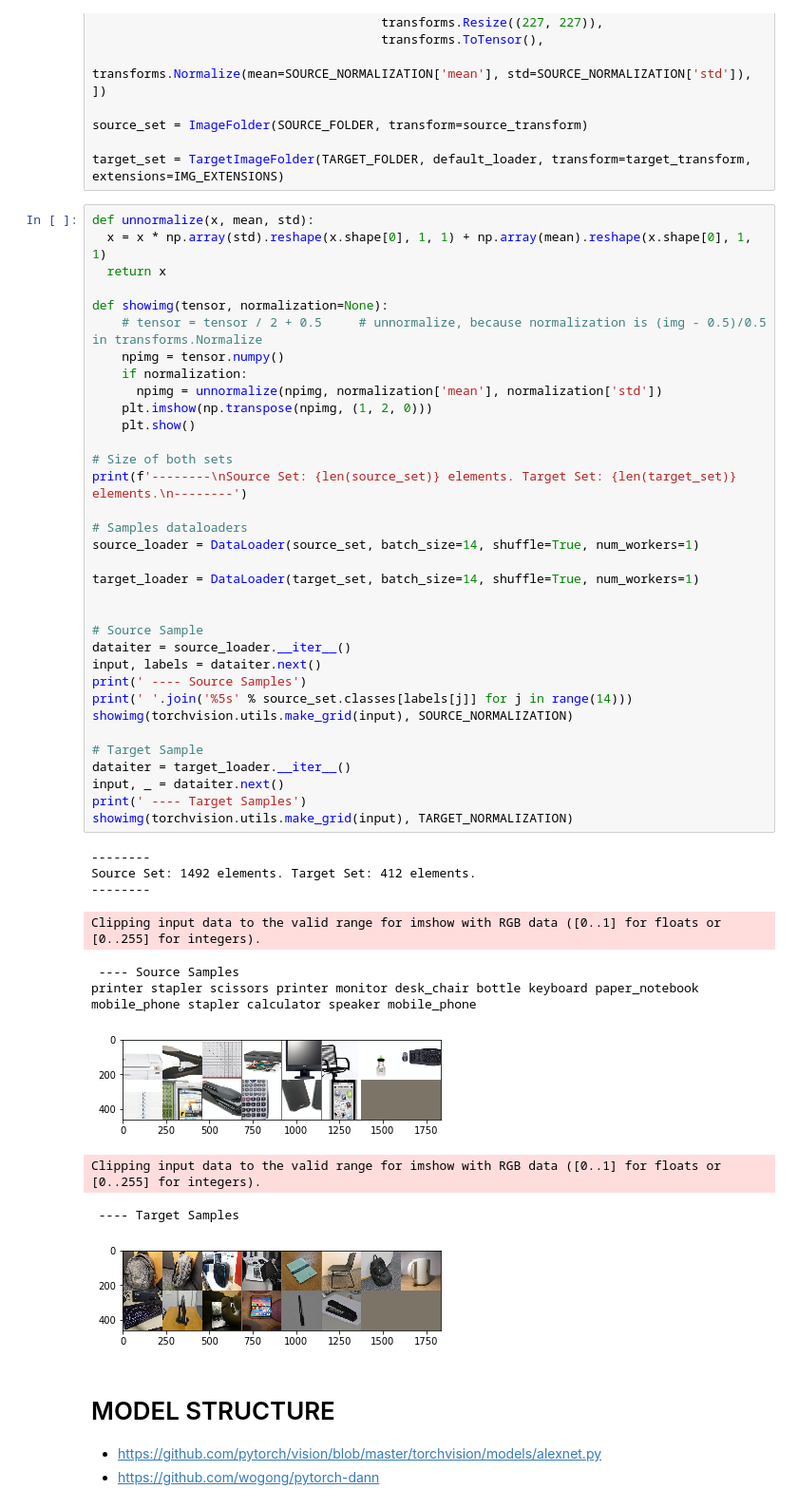
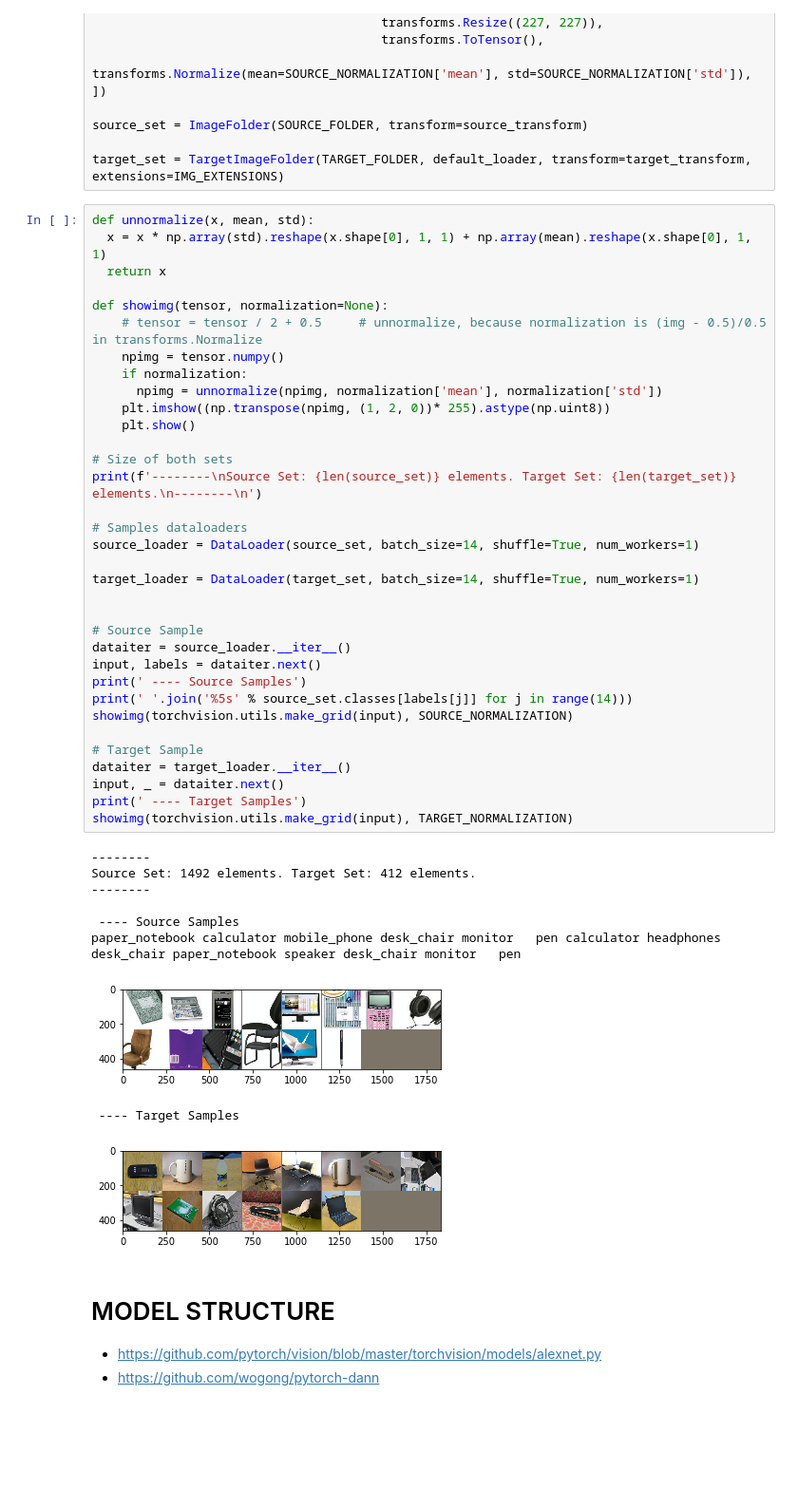
Before and after one commit to pierresegonne/ELEC5307_Project2, a Jupyter notebook: Task2.ipynb, the cells around one changed output. Shown at 95% size. Cells and saved outputs as stored; diff of their text form; blank space fills up the shorter version.

```diff
--- a/Task2.ipynb
+++ b/Task2.ipynb
@@ -184,42 +184,41 @@ def showimg(tensor, normalization=None):
     # tensor = tensor / 2 + 0.5     # unnormalize, because normalization is (img - 0.5)/0.5 in transforms.Normalize
     npimg = tensor.numpy()
     if normalization:
       npimg = unnormalize(npimg, normalization['mean'], normalization['std'])
-    plt.imshow(np.transpose(npimg, (1, 2, 0)))
+    plt.imshow((np.transpose(npimg, (1, 2, 0))* 255).astype(np.uint8))
     plt.show()
 
 # Size of both sets
-print(f'--------\nSource Set: {len(source_set)} elements. Target Set: {len(target_set)} elements.\n--------')
+print(f'--------\nSource Set: {len(source_set)} elements. Target Set: {len(target_set)} elements.\n--------\n')
 
 # Samples dataloaders
 source_loader = DataLoader(source_set, batch_size=14, shuffle=True, num_workers=1)
 
 target_loader = DataLoader(target_set, batch_size=14, shuffle=True, num_workers=1)
 
 
 # Source Sample
 dataiter = source_loader.__iter__()
 input, labels = dataiter.next()
 print(' ---- Source Samples')
 print(' '.join('%5s' % source_set.classes[labels[j]] for j in range(14)))
 showimg(torchvision.utils.make_grid(input), SOURCE_NORMALIZATION)
 
 # Target Sample
 dataiter = target_loader.__iter__()
 input, _ = dataiter.next()
 print(' ---- Target Samples')
 showimg(torchvision.utils.make_grid(input), TARGET_NORMALIZATION)
 # %% [output]
 --------
 Source Set: 1492 elements. Target Set: 412 elements.
 --------
+
+ ---- Source Samples
+paper_notebook calculator mobile_phone desk_chair monitor   pen calculator headphones desk_chair paper_notebook speaker desk_chair monitor   pen
+[figure, new version]
-Clipping input data to the valid range for imshow with RGB data ([0..1] for floats or [0..255] for integers).
+ ---- Target Samples
- ---- Source Samples
-printer stapler scissors printer monitor desk_chair bottle keyboard paper_notebook mobile_phone stapler calculator speaker mobile_phone
-[figure, old version]
-Clipping input data to the valid range for imshow with RGB data ([0..1] for floats or [0..255] for integers).
- ---- Target Samples
-[figure, old version]
+[figure, new version]
 # %% [markdown]
 # MODEL STRUCTURE
 
```
Also changed, not shown: parts of 10 cells of this notebook.
